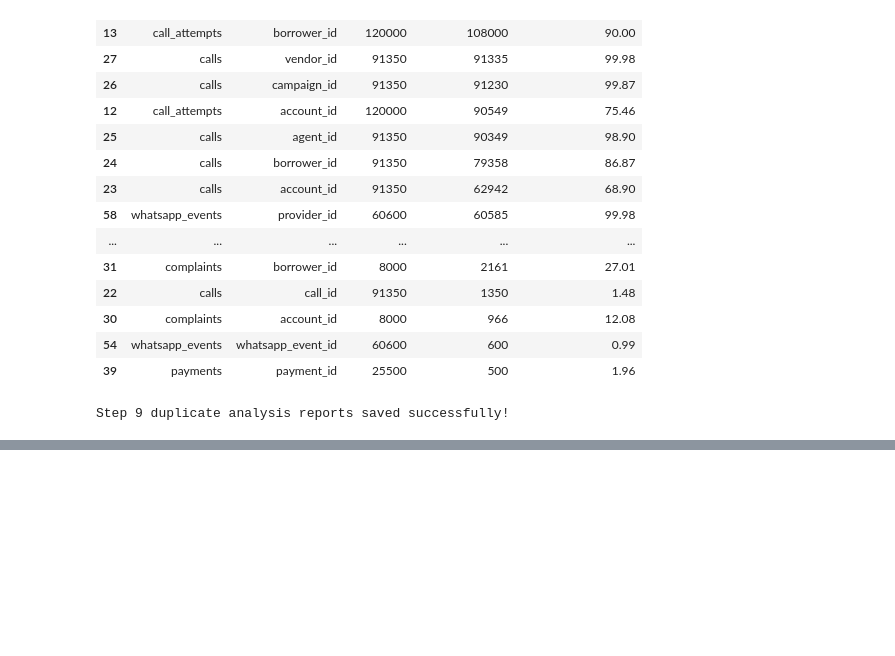
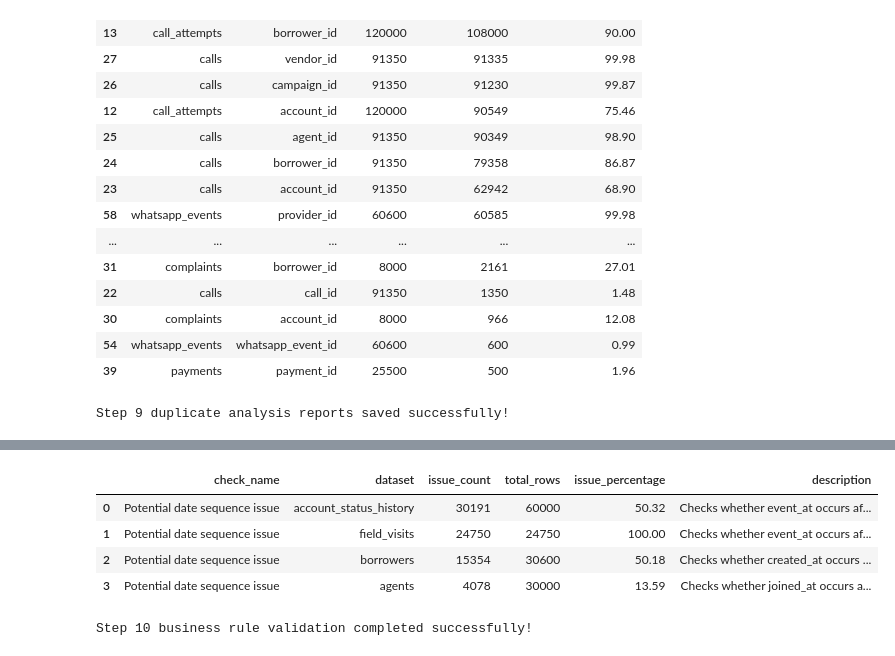
Before and after one commit to Rohit3435/Data_Analyst_Assignment, a Jupyter notebook: Data_Analyst_Project.ipynb, the cells around one changed output, grey strips where cells are left out. Cells and saved outputs as stored; diff of their text form; code cells hidden in the pictures; blank space fills up the shorter version.

```diff
--- a/Data_Analyst_Project.ipynb
+++ b/Data_Analyst_Project.ipynb
@@ -1094,0 +1284,37 @@ Step 9 duplicate analysis reports saved successfully!
+# %%
+business_rule_issues = (
+    validation_results_df[
+        validation_results_df["issue_count"] > 0
+    ]
+    .copy()
+)
+
+business_rule_issues
+# %% [output]
+|  | check_name | dataset | issue_count | total_rows | issue_percentage | description |
+| 0 | Potential date sequence issue | account_status_history | 30191 | 60000 | 50.32 | Checks whether event_at occurs af... |
+| 1 | Potential date sequence issue | field_visits | 24750 | 24750 | 100.00 | Checks whether event_at occurs af... |
+| 2 | Potential date sequence issue | borrowers | 15354 | 30600 | 50.18 | Checks whether created_at occurs ... |
+| 3 | Potential date sequence issue | agents | 4078 | 30000 | 13.59 | Checks whether joined_at occurs a... |
+# %%
+os.makedirs(
+    "output/data_quality",
+    exist_ok=True
+)
+
+validation_results_df.to_csv(
+    "output/data_quality/business_rule_validation.csv",
+    index=False
+)
+
+business_rule_issues.to_csv(
+    "output/data_quality/business_rule_issues.csv",
+    index=False
+)
+
+print(
+    "Step 10 business rule validation "
+    "completed successfully!"
+)
+# %% [output]
+Step 10 business rule validation completed successfully!
```
Also changed, not shown: parts of 7 cells of this notebook, 2 other files.
